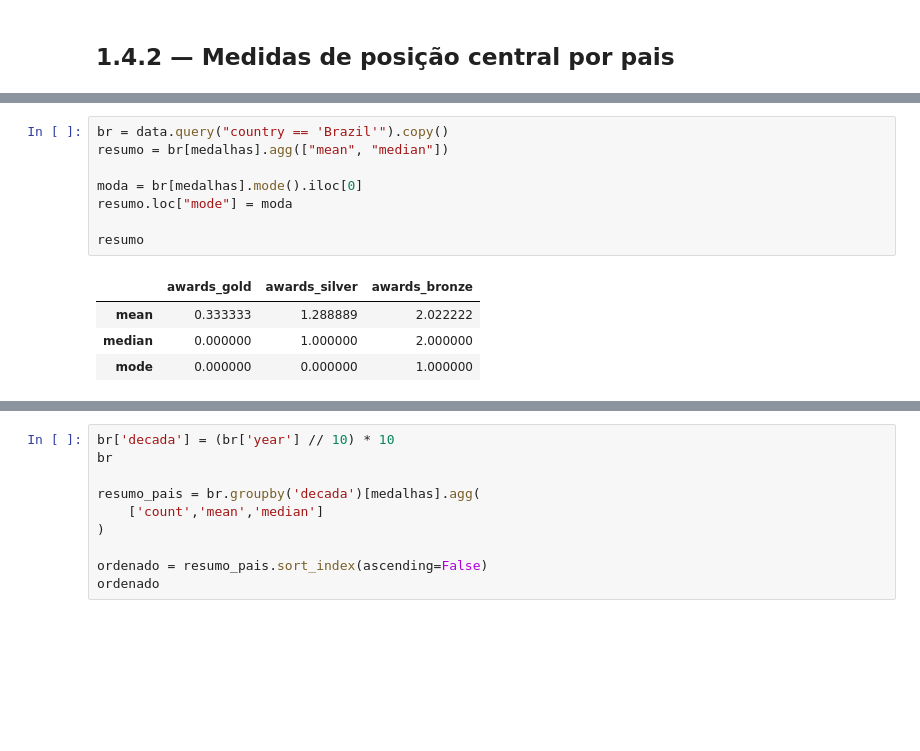
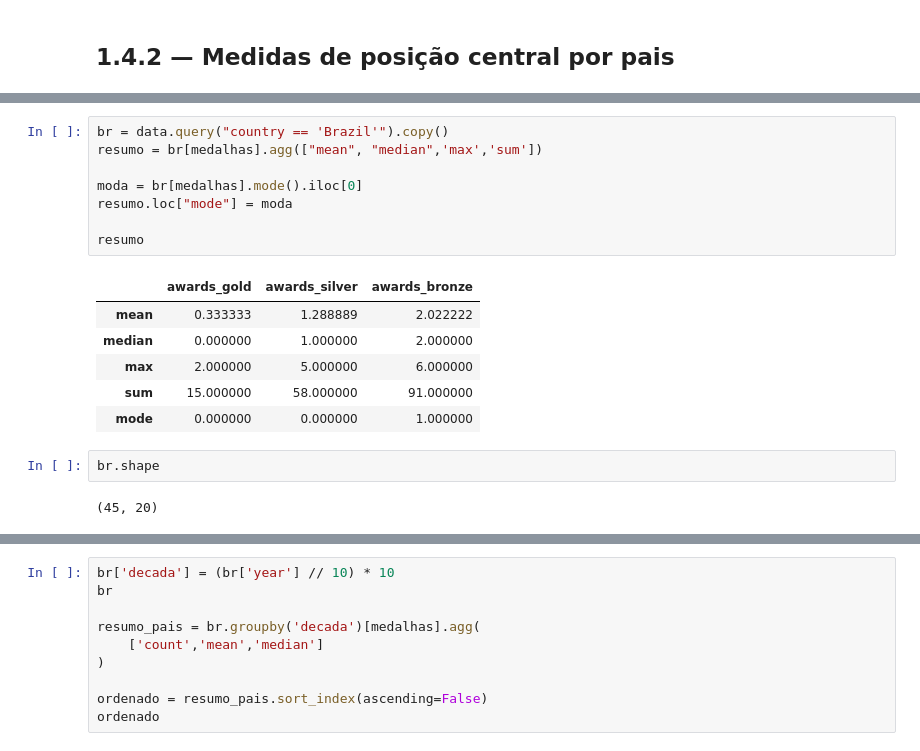
Before and after one commit to MatheusLuna37/IMO-analysis, a Jupyter notebook: teste03.ipynb, the cells around one changed output, grey strips where cells are left out. Saved outputs shown, nothing was run; the diff lists cells and outputs as text; blank space fills up the shorter version.

```diff
--- a/teste03.ipynb
+++ b/teste03.ipynb
@@ -177,13 +155,19 @@ display(resultado_ordenado.head(10))
 # %%
 br = data.query("country == 'Brazil'").copy()
-resumo = br[medalhas].agg(["mean", "median"])
+resumo = br[medalhas].agg(["mean", "median",'max','sum'])
 
 moda = br[medalhas].mode().iloc[0]
 resumo.loc["mode"] = moda
 
 resumo
 # %% [output]
 |  | awards_gold | awards_silver | awards_bronze |
 | mean | 0.333333 | 1.288889 | 2.022222 |
 | median | 0.000000 | 1.000000 | 2.000000 |
+| max | 2.000000 | 5.000000 | 6.000000 |
+| sum | 15.000000 | 58.000000 | 91.000000 |
 | mode | 0.000000 | 0.000000 | 1.000000 |
+# %%
+br.shape
+# %% [output]
+(45, 20)
```
Also changed, not shown: parts of 39 cells of this notebook.
